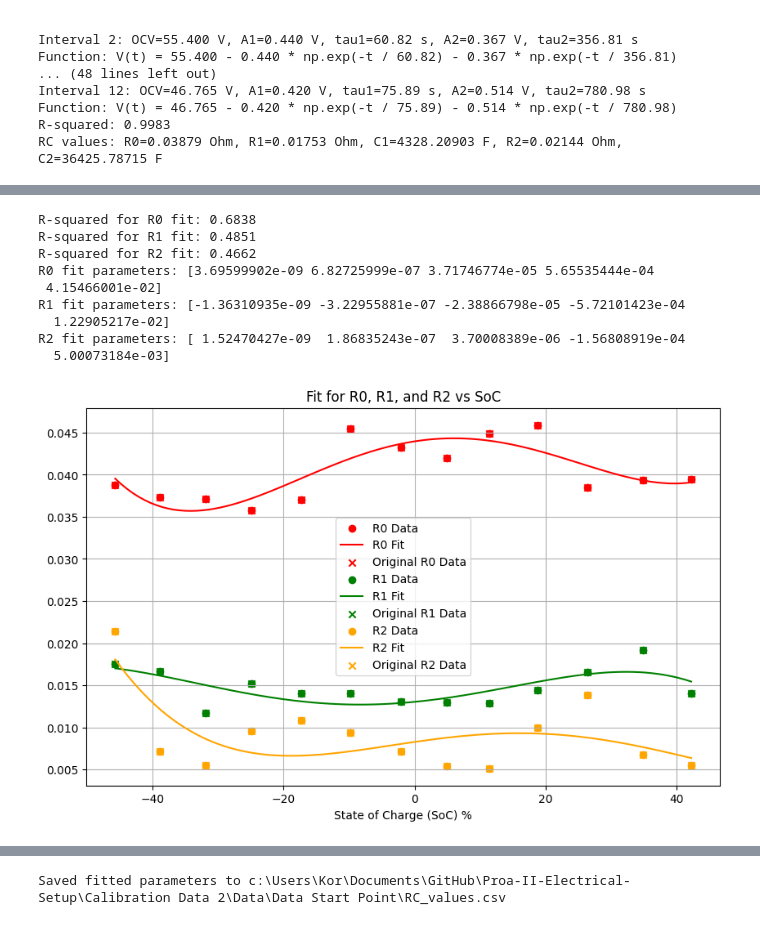
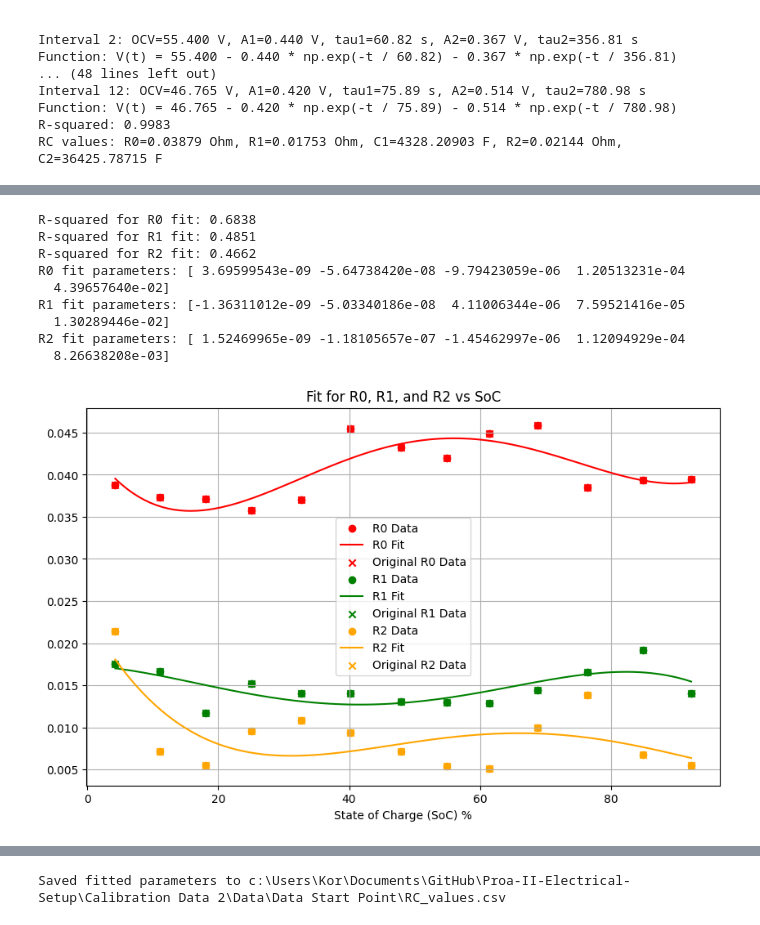
Before and after one commit to Inverated/Proa-II-Electrical-Setup, a Jupyter notebook: Calibration Data 2/Data/calibration_code/4.rc-curve-fit.ipynb, the cells around one changed output, grey strips where cells are left out. Saved outputs shown, nothing was run; the diff lists cells and outputs as text; code cells hidden in the pictures.

```diff
--- a/Calibration Data 2/Data/calibration_code/4.rc-curve-fit.ipynb
+++ b/Calibration Data 2/Data/calibration_code/4.rc-curve-fit.ipynb
@@ -231,63 +230,62 @@ r2_soc = []
 r0_index_to_drop = []
 r1_index_to_drop = []
 r2_index_to_drop = []
-for i in range(len(normalised_soc)):
+for i in range(len(fitted_params_list["SoC"])):
     if i not in r0_index_to_drop:
         r0_cleaned.append(fitted_params_list["r0"][i])
-        r0_soc.append(normalised_soc[i])
+        r0_soc.append(fitted_params_list["SoC"][i])
 
     if i not in r1_index_to_drop:
         r1_cleaned.append(fitted_params_list["r1"][i])
-        r1_soc.append(normalised_soc[i])
+        r1_soc.append(fitted_params_list["SoC"][i])
 
     if i not in r2_index_to_drop:
         r2_cleaned.append(fitted_params_list["r2"][i])
-        r2_soc.append(normalised_soc[i])
+        r2_soc.append(fitted_params_list["SoC"][i])
 # %%
 CENTER = 50 # Shift center of graph at 50% SoC to origin
 r_model = lambda x, a, b, c, d, e: a * (x - CENTER)**4 + b * (x - CENTER)**3 + c * (x - CENTER)**2 + d * (x - CENTER) + e
 
 r0_params, _ = curve_fit.curve_fit(r_model, r0_soc, r0_cleaned)
 r1_params, _ = curve_fit.curve_fit(r_model, r1_soc, r1_cleaned)
 r2_params, _ = curve_fit.curve_fit(r_model, r2_soc, r2_cleaned)
 print(f"R-squared for R0 fit: {r_squared(np.array(r0_soc), np.array(r0_cleaned), r_model, *r0_params):.4f}")
 print(f"R-squared for R1 fit: {r_squared(np.array(r1_soc), np.array(r1_cleaned), r_model, *r1_params):.4f}")
 print(f"R-squared for R2 fit: {r_squared(np.array(r2_soc), np.array(r2_cleaned), r_model, *r2_params):.4f}")
 print(f"R0 fit parameters: {r0_params}")
 print(f"R1 fit parameters: {r1_params}")
 print(f"R2 fit parameters: {r2_params}")
-
-x_fit_r = np.linspace(min(normalised_soc), max(normalised_soc), 100)
+x_fit_r = np.linspace(min(fitted_params_list["SoC"]), max(fitted_params_list["SoC"]), 100)
 
 plt.figure(figsize=(10, 6))
 plt.scatter(r0_soc, r0_cleaned, label='R0 Data', color='red')
 plt.plot(x_fit_r, r_model(x_fit_r, *r0_params), label='R0 Fit', color='red')
-plt.scatter(normalised_soc, fitted_params_list["r0"], label='Original R0 Data', color='red', marker='x')
+plt.scatter(fitted_params_list["SoC"], fitted_params_list["r0"], label='Original R0 Data', color='red', marker='x')
 
 plt.scatter(r1_soc, r1_cleaned, label='R1 Data', color='green')
 plt.plot(x_fit_r, r_model(x_fit_r, *r1_params), label='R1 Fit', color='green')
-plt.scatter(normalised_soc, fitted_params_list["r1"], label='Original R1 Data', color='green', marker='x')
+plt.scatter(fitted_params_list["SoC"], fitted_params_list["r1"], label='Original R1 Data', color='green', marker='x')
 
 plt.scatter(r2_soc, r2_cleaned, label='R2 Data', color='orange')
 plt.plot(x_fit_r, r_model(x_fit_r, *r2_params), label='R2 Fit', color='orange')
-plt.scatter(normalised_soc, fitted_params_list["r2"], label='Original R2 Data', color='orange', marker='x')
+plt.scatter(fitted_params_list["SoC"], fitted_params_list["r2"], label='Original R2 Data', color='orange', marker='x')
 
 plt.title('Fit for R0, R1, and R2 vs SoC')
 plt.xlabel('State of Charge (SoC) %')
 plt.legend()
 plt.grid()
 plt.show()
 # %% [output]
 R-squared for R0 fit: 0.6838
 R-squared for R1 fit: 0.4851
 R-squared for R2 fit: 0.4662
-R0 fit parameters: [3.69599902e-09 6.82725999e-07 3.71746774e-05 5.65535444e-04
- 4.15466001e-02]
-R1 fit parameters: [-1.36310935e-09 -3.22955881e-07 -2.38866798e-05 -5.72101423e-04
-  1.22905217e-02]
-R2 fit parameters: [ 1.52470427e-09  1.86835243e-07  3.70008389e-06 -1.56808919e-04
-  5.00073184e-03]
+R0 fit parameters: [ 3.69599543e-09 -5.64738420e-08 -9.79423059e-06  1.20513231e-04
+  4.39657640e-02]
+R1 fit parameters: [-1.36311012e-09 -5.03340186e-08  4.11006344e-06  7.59521416e-05
+  1.30289446e-02]
+R2 fit parameters: [ 1.52469965e-09 -1.18105657e-07 -1.45462997e-06  1.12094929e-04
+  8.26638208e-03]
-[figure, old version]
+[figure, new version]
 # %%
 r0_interpolator = PchipInterpolator(np.flip(r0_soc), np.flip(r0_cleaned))
 r1_interpolator = PchipInterpolator(np.flip(r1_soc), np.flip(r1_cleaned))
```
Also changed, not shown: parts of 14 cells of this notebook, 13 other files.
